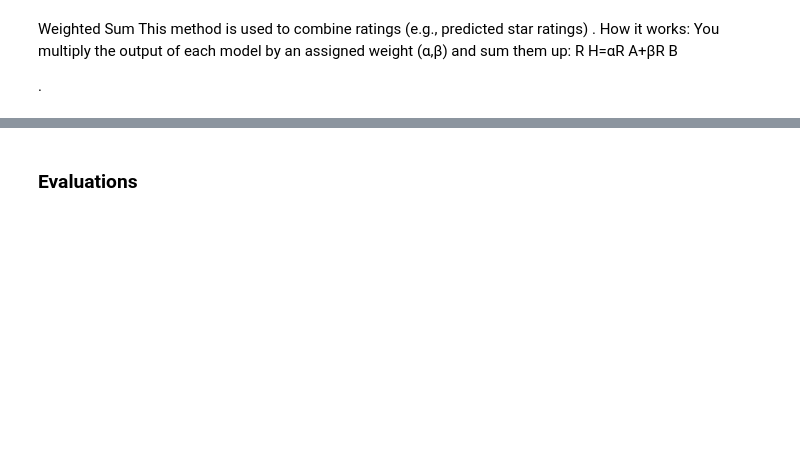
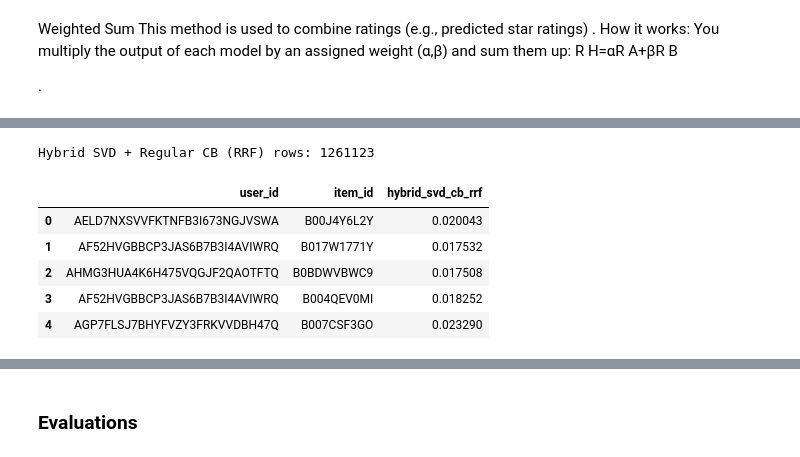
Before and after one commit to Armin-Irvije/Web-Recommender-Systems, a Jupyter notebook: week11.ipynb, the cells around one changed output, grey strips where cells are left out. Cells and saved outputs as stored; diff of their text form; code cells hidden in the pictures; blank space fills up the shorter version.

```diff
--- a/week11.ipynb
+++ b/week11.ipynb
@@ -634,0 +672,13 @@ Hybrid SVD + qwen3:4b LLM CB rows: 13826
+# %%
+# RRF: combine SVD and regular CB
+hybrid_svd_cb_rrf = combine_predictions_rrf(df1=unobserved_preds_svd, df2=cb_out, on_cols=["user_id", "item_id"], score_col1="svd_rating", score_col2="cb_rating", k=60, out_rating_col="hybrid_svd_cb_rrf")
+print(f"Hybrid SVD + Regular CB (RRF) rows: {len(hybrid_svd_cb_rrf)}")
+hybrid_svd_cb_rrf.head()
+# %% [output]
+Hybrid SVD + Regular CB (RRF) rows: 1261123
+|  | user_id | item_id | hybrid_svd_cb_rrf |
+| 0 | AELD7NXSVVFKTNFB3I673NGJVSWA | B00J4Y6L2Y | 0.020043 |
+| 1 | AF52HVGBBCP3JAS6B7B3I4AVIWRQ | B017W1771Y | 0.017532 |
+| 2 | AHMG3HUA4K6H475VQGJF2QAOTFTQ | B0BDWVBWC9 | 0.017508 |
+| 3 | AF52HVGBBCP3JAS6B7B3I4AVIWRQ | B004QEV0MI | 0.018252 |
+| 4 | AGP7FLSJ7BHYFVZY3FRKVVDBH47Q | B007CSF3GO | 0.023290 |
```
Also changed, not shown: parts of 19 cells of this notebook, 2 other files.
